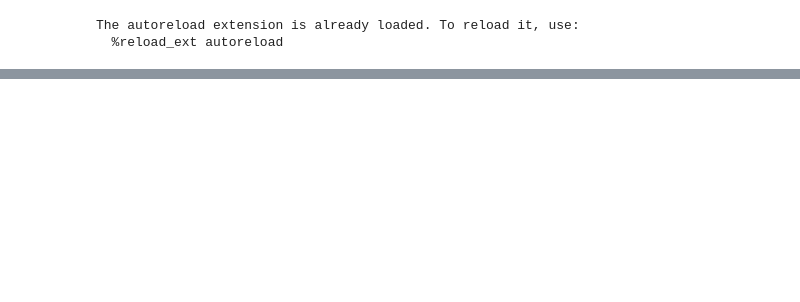
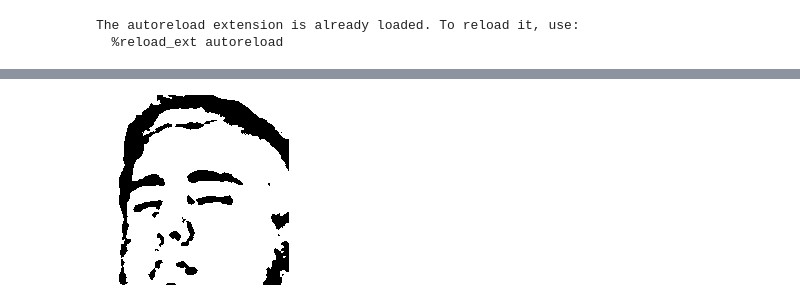
Before and after one commit to sryeturu/connect-the-dots, a Jupyter notebook: testing_notebook.ipynb, the cells around one changed output, grey strips where cells are left out. Saved outputs shown, nothing was run; the diff lists cells and outputs as text; code cells hidden in the pictures; blank space fills up the shorter version.

```diff
--- a/testing_notebook.ipynb
+++ b/testing_notebook.ipynb
@@ -95,0 +106,4 @@ display(cv.resize(a.img, (672, 512)))
+# %%
+display(np.load('background/1.npy'))
+# %% [output]
+[figure, added]
```
Also changed, not shown: parts of 3 cells of this notebook, 7 other files.
